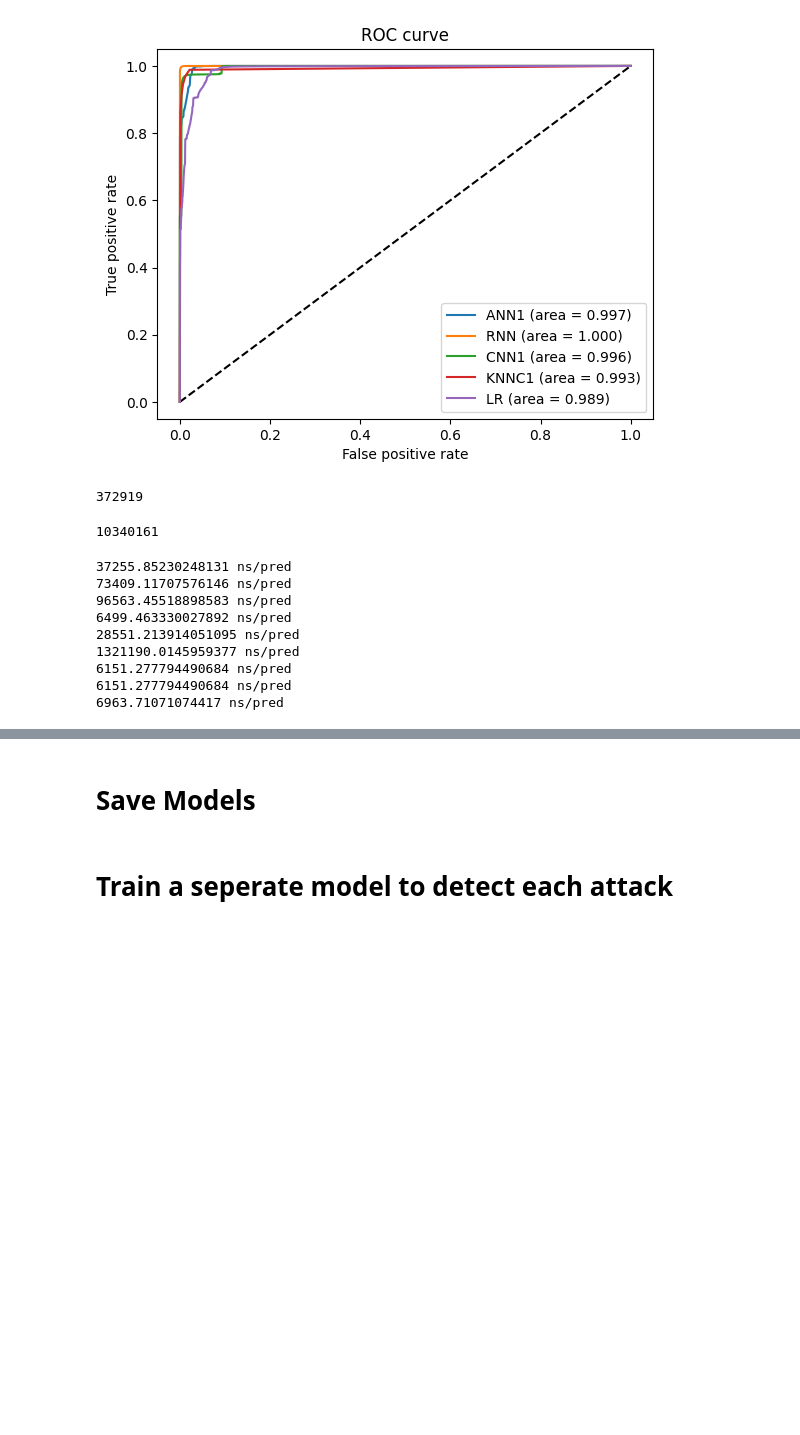
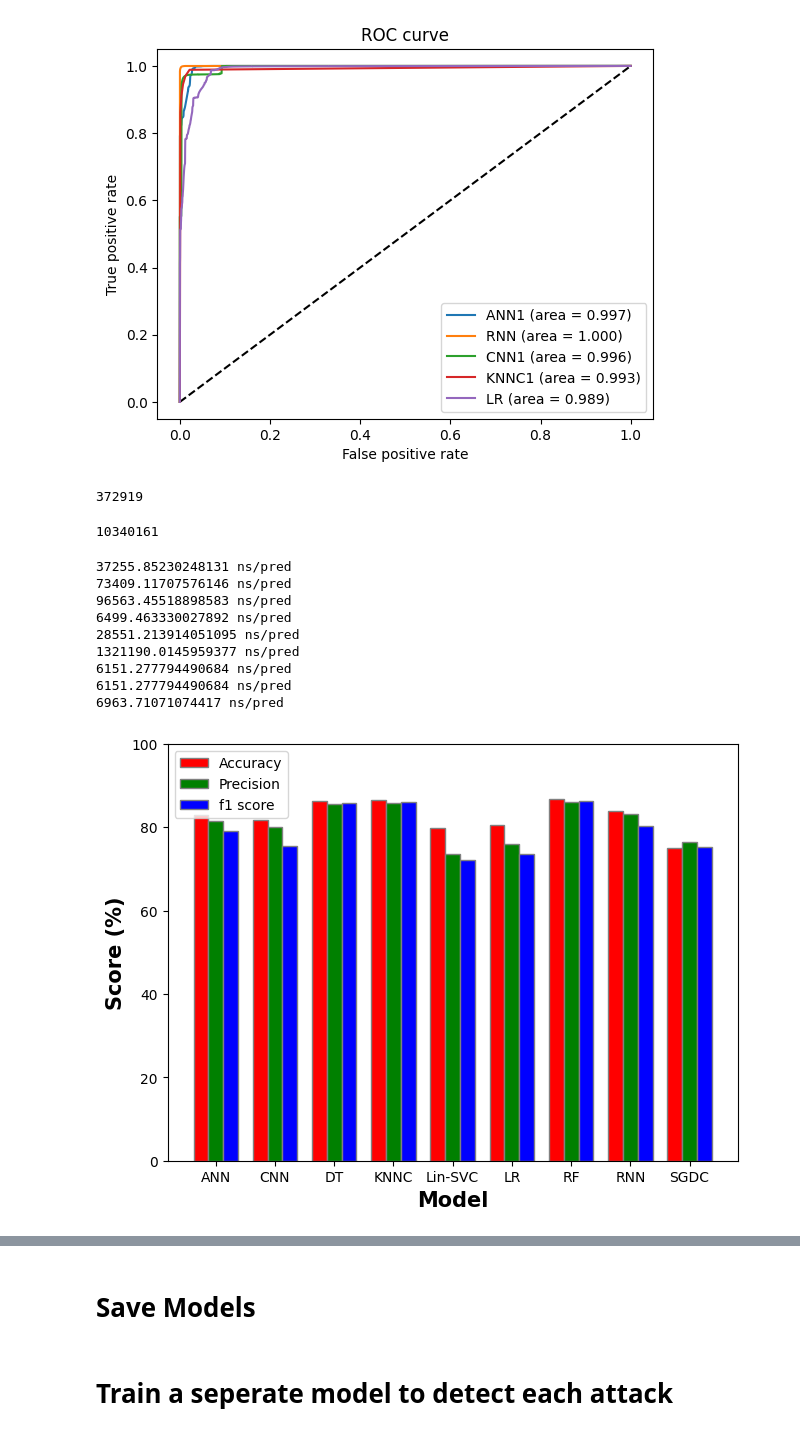
Before and after one commit to artiV4/Network-Attack-Detection, a Jupyter notebook: networkAttackClassification.ipynb, the cells around one changed output, grey strips where cells are left out. Drawn from its saved outputs; the diff is of its cells as text; code cells hidden in the pictures; blank space fills up the shorter version.

Commit message:
Plots

```diff
--- a/networkAttackClassification.ipynb
+++ b/networkAttackClassification.ipynb
@@ -793,0 +896,81 @@ print(sum_datapoints)
+# %%
+names = []
+accuracies = []
+precisions = []
+f1s = []
+
+width = 0.25  # the width of the bars
+multiplier = 0
+
+br1 = np.arange(len(resultsPerPacket))
+br2 = [i + width for i in br1]
+br3 = [i + width for i in br2]
+
+fig, ax = plt.subplots(layout="constrained")
+
+for result in resultsPerPacket:
+    names.append(result.name)
+    accuracies.append(result.acc_avg)
+    precisions.append(result.prec_avg)
+    f1s.append(result.f1_avg)
+
+plt.bar(br1, accuracies, color ='r', width = width,
+        edgecolor ='grey', label ='Accuracy')
+plt.bar(br2, precisions, color ='g', width = width,
+        edgecolor ='grey', label ='Precision')
+plt.bar(br3, f1s, color ='b', width = width,
+        edgecolor ='grey', label ='f1 score')
+
+plt.xlabel('Model', fontweight ='bold', fontsize = 15)
+plt.ylabel('Score (%)', fontweight ='bold', fontsize = 15)
+plt.xticks([r + width for r in range(len(names))],
+        names)
+ax.set_ylim(0, 100)
+plt.legend()
+plt.savefig(fname='outputs/PerPacketBarPlot.png')
+plt.show()
+
+
+
+
+
+
+
+
+names = []
+accuracies = []
+precisions = []
+f1s = []
+
+width = 0.25  # the width of the bars
+multiplier = 0
+
+br1 = np.arange(len(resultsPerFlow))
+br2 = [i + width for i in br1]
+br3 = [i + width for i in br2]
+
+fig, ax = plt.subplots(layout="constrained")
+
+for result in resultsPerPacket:
+    names.append(result.name)
+    accuracies.append(result.acc_avg)
+    precisions.append(result.prec_avg)
+    f1s.append(result.f1_avg)
+
+plt.bar(br1, accuracies, color ='r', width = width,
+        edgecolor ='grey', label ='Accuracy')
+plt.bar(br2, precisions, color ='g', width = width,
+        edgecolor ='grey', label ='Precision')
+plt.bar(br3, f1s, color ='b', width = width,
+        edgecolor ='grey', label ='f1 score')
+
+plt.xlabel('Model', fontweight ='bold', fontsize = 15)
+plt.ylabel('Score (%)', fontweight ='bold', fontsize = 15)
+plt.xticks([r + width for r in range(len(names))],
+        names)
+ax.set_ylim(0, 100)
+plt.legend()
+plt.savefig(fname='outputs/PerFlowBarPlot.png')
+plt.show()
+# %% [output]
+[figure, added]
```
Also changed, not shown: parts of 4 cells of this notebook, 7 other files.
